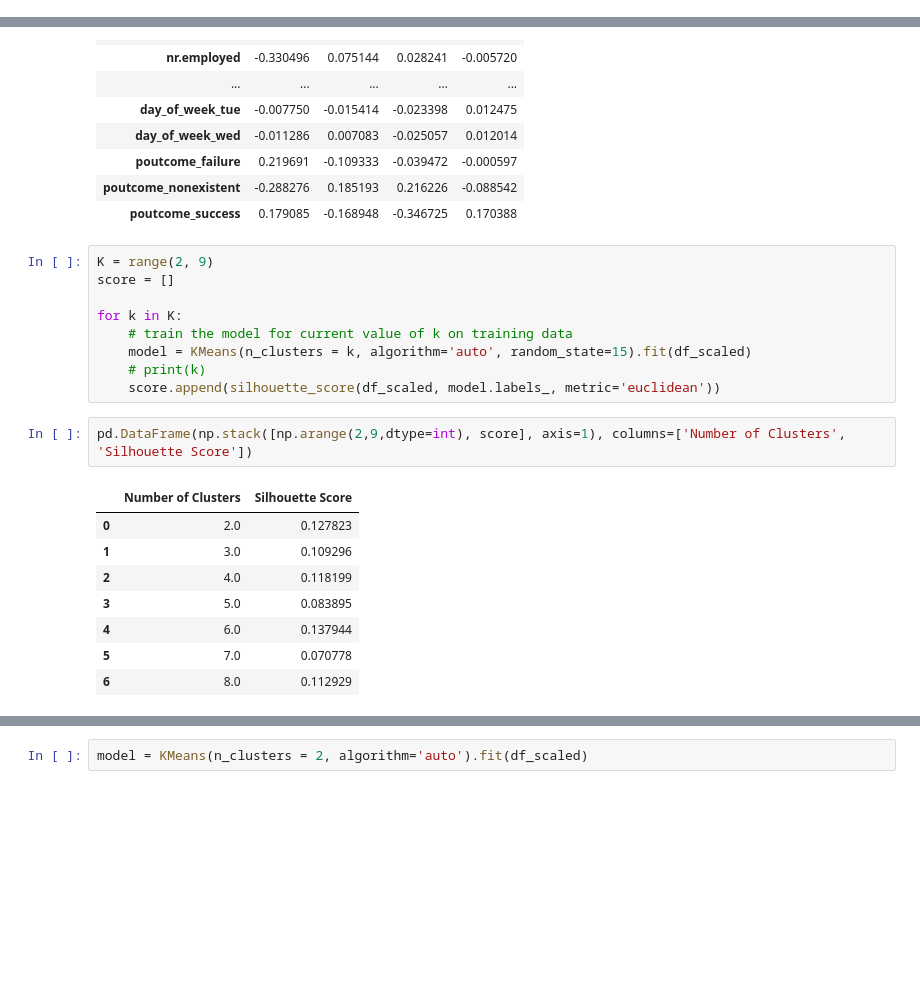
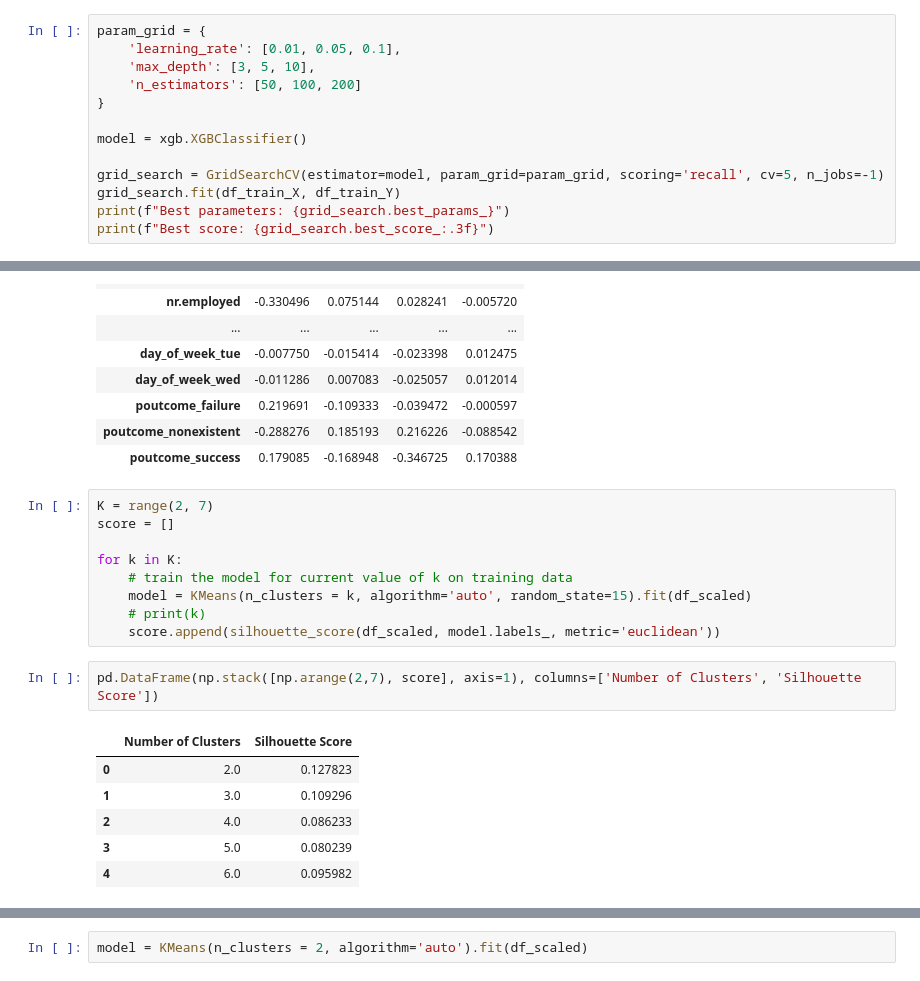
Before and after one commit to gav-conn/ML-Group-Project, a Jupyter notebook: main.ipynb, the cells around one changed output, grey strips where cells are left out. Cells and saved outputs as stored; diff of their text form; blank space fills up the shorter version.

```diff
--- a/main.ipynb
+++ b/main.ipynb
@@ -429,0 +432,13 @@ plt.show()
+# %%
+param_grid = {
+    'learning_rate': [0.01, 0.05, 0.1],
+    'max_depth': [3, 5, 10],
+    'n_estimators': [50, 100, 200]
+}
+
+model = xgb.XGBClassifier()
+
+grid_search = GridSearchCV(estimator=model, param_grid=param_grid, scoring='recall', cv=5, n_jobs=-1)
+grid_search.fit(df_train_X, df_train_Y)
+print(f"Best parameters: {grid_search.best_params_}")
+print(f"Best score: {grid_search.best_score_:.3f}")
@@ -590,7 +623,7 @@ pd.DataFrame(u[:,0:4], columns=['PC1', 'PC2', 'PC3', 'PC4'], index=df_train.colu
 | poutcome_nonexistent | -0.288276 | 0.185193 | 0.216226 | -0.088542 |
 | poutcome_success | 0.179085 | -0.168948 | -0.346725 | 0.170388 |
 # %%
-K = range(2, 9)
+K = range(2, 7)
 score = []
 
 for k in K:
@@ -599,13 +632,11 @@ for k in K:
     # print(k)
     score.append(silhouette_score(df_scaled, model.labels_, metric='euclidean'))
 # %%
-pd.DataFrame(np.stack([np.arange(2,9,dtype=int), score], axis=1), columns=['Number of Clusters', 'Silhouette Score'])
+pd.DataFrame(np.stack([np.arange(2,7), score], axis=1), columns=['Number of Clusters', 'Silhouette Score'])
 # %% [output]
 |  | Number of Clusters | Silhouette Score |
 | 0 | 2.0 | 0.127823 |
 | 1 | 3.0 | 0.109296 |
-| 2 | 4.0 | 0.118199 |
-| 3 | 5.0 | 0.083895 |
-| 4 | 6.0 | 0.137944 |
-| 5 | 7.0 | 0.070778 |
-| 6 | 8.0 | 0.112929 |
+| 2 | 4.0 | 0.086233 |
+| 3 | 5.0 | 0.080239 |
+| 4 | 6.0 | 0.095982 |
```
Also changed, not shown: parts of 29 cells of this notebook.
